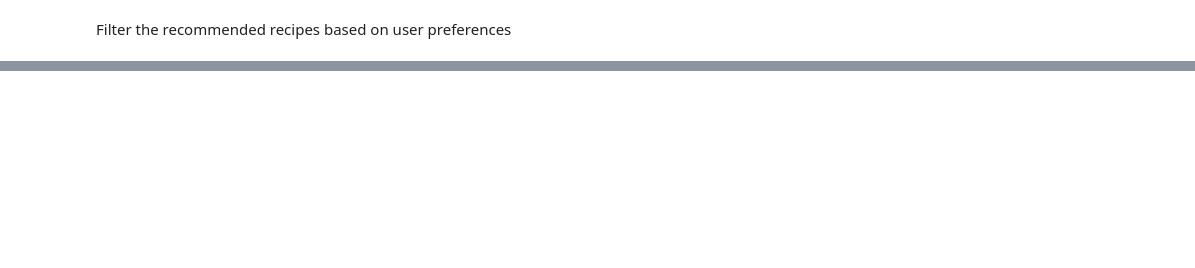
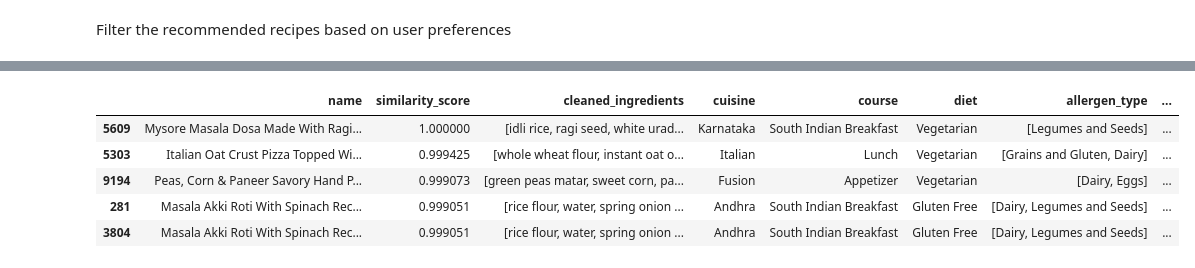
Before and after one commit to jonkerr/indian-food, a Jupyter notebook: recommendation_model.ipynb, the cells around one changed output, grey strips where cells are left out. Drawn from its saved outputs; the diff is of its cells as text; code cells hidden in the pictures; blank space fills up the shorter version.

```diff
--- a/recommendation_model.ipynb
+++ b/recommendation_model.ipynb
@@ -133,0 +135,50 @@ if recommended_recipes is not None:
+# %%
+import pickle
+def get_recommendations_nmf_tfidf(dish_name, df, num_recommendations=5):
+
+    tfidf_vectorizer = TfidfVectorizer()
+    tfidf_matrix =  tfidf_vectorizer.fit_transform(processed_df['processed_name'])
+
+    # Train the model with the optimal number of topics
+    best_num_topics = 8
+    nmf_tfidf_model = NMF(n_components=best_num_topics, random_state=42)
+    nmf_tfidf_model.fit(tfidf_matrix)
+    topic_matrix = nmf_tfidf_model.transform(tfidf_matrix)# Topic distribution for each recipe
+
+    # Save the models as pickle files in specified directory
+    with open("models/nmf_tfidf_model.pkl", "wb") as nmf_tfidf_file:
+        pickle.dump("nmf_tfidf_model", nmf_tfidf_file)
+    with open("models/tfidf_vectorizer.pkl", "wb") as tfidf_file:
+        pickle.dump("tfidf_vectorizer", tfidf_file)
+
+    # Add topic distributions to df
+    for i in range(best_num_topics):
+        processed_df[f'topic_{i}'] = topic_matrix[:, i]
+
+    # Find the index of the given dish name
+    recipe_index = df[df['name'].str.contains(dish_name, case=False, na=False)].index
+    if not recipe_index.any():
+        print("Dish not found.")
+        return None
+
+    recipe_index = recipe_index[0]  # Get the first match if there are multiple
+
+    # Calculate cosine similarity for the topics
+    cosine_similarities = cosine_similarity(topic_matrix)
+    similar_indices = cosine_similarities[recipe_index].argsort()[-num_recommendations-1:-1][::-1]
+
+    # Get the recommended recipes
+    recommended_recipes = df.iloc[similar_indices].copy()
+    recommended_recipes[ "similarity_score"] = cosine_similarities[recipe_index][similar_indices]
+
+    return recommended_recipes[['name', 'similarity_score', 'cleaned_ingredients', 'cuisine', 'course', 'diet', 'allergen_type', 'categorized_prep_time']]
+# %%
+recomended_recipe = get_recommendations_nmf_tfidf("masala dosa", processed_df, num_recommendations=5)
+recomended_recipe
+# %% [output]
+|  | name | similarity_score | cleaned_ingredients | cuisine | course | diet | allergen_type | ... |
+| 5609 | Mysore Masala Dosa Made With Ragi... | 1.000000 | [idli rice, ragi seed, white urad... | Karnataka | South Indian Breakfast | Vegetarian | [Legumes and Seeds] | ... |
+| 5303 | Italian Oat Crust Pizza Topped Wi... | 0.999425 | [whole wheat flour, instant oat o... | Italian | Lunch | Vegetarian | [Grains and Gluten, Dairy] | ... |
+| 9194 | Peas, Corn & Paneer Savory Hand P... | 0.999073 | [green peas matar, sweet corn, pa... | Fusion | Appetizer | Vegetarian | [Dairy, Eggs] | ... |
+| 281 | Masala Akki Roti With Spinach Rec... | 0.999051 | [rice flour, water, spring onion ... | Andhra | South Indian Breakfast | Gluten Free | [Dairy, Legumes and Seeds] | ... |
+| 3804 | Masala Akki Roti With Spinach Rec... | 0.999051 | [rice flour, water, spring onion ... | Andhra | South Indian Breakfast | Gluten Free | [Dairy, Legumes and Seeds] | ... |
```
Also changed, not shown: parts of 12 cells of this notebook, 5 other files.
